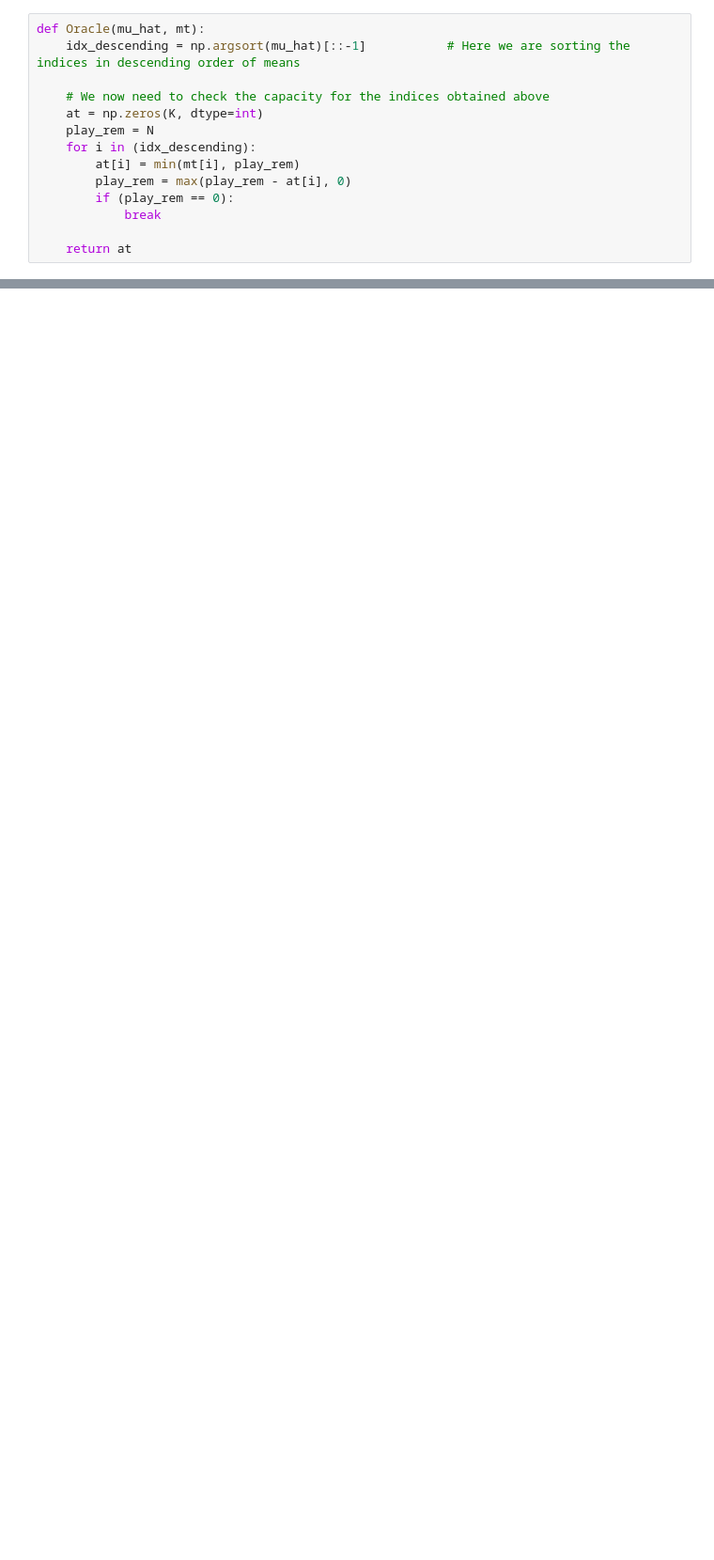
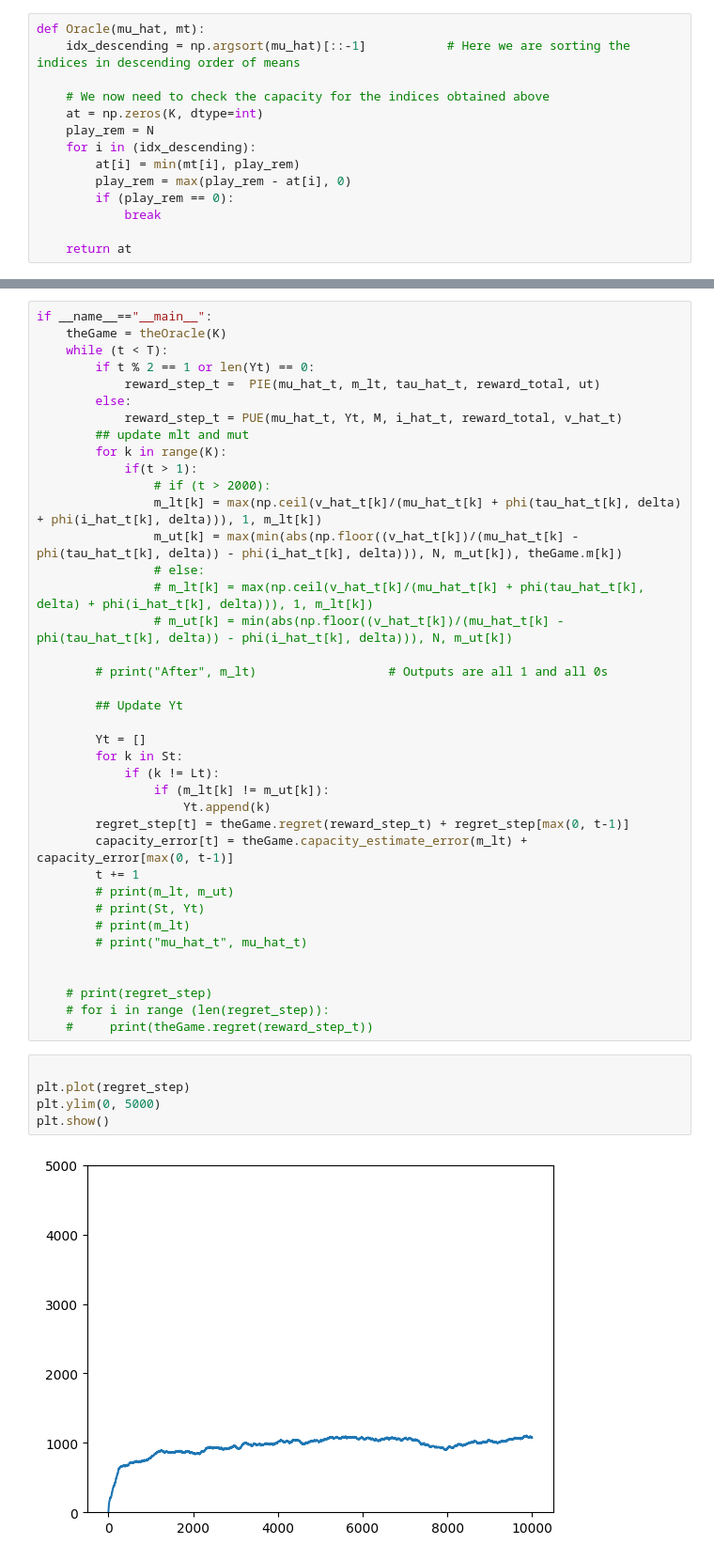
Before and after one commit to sakshiheda/EE6106-Project, a Jupyter notebook: OrchestrativeExplorationAlgorithm.ipynb, the cells around one changed output, grey strips where cells are left out. Shown at 94% size. Saved outputs shown, nothing was run; the diff lists cells and outputs as text; blank space fills up the shorter version.

```diff
--- a/OrchestrativeExplorationAlgorithm.ipynb
+++ b/OrchestrativeExplorationAlgorithm.ipynb
@@ -93,0 +161,46 @@ if __name__=="__main__":
+# %%
+if __name__=="__main__":
+    theGame = theOracle(K)
+    while (t < T):
+        if t % 2 == 1 or len(Yt) == 0:
+            reward_step_t =  PIE(mu_hat_t, m_lt, tau_hat_t, reward_total, ut)
+        else:
+            reward_step_t = PUE(mu_hat_t, Yt, M, i_hat_t, reward_total, v_hat_t)
+        ## update mlt and mut
+        for k in range(K):
+            if(t > 1):
+                # if (t > 2000):
+                m_lt[k] = max(np.ceil(v_hat_t[k]/(mu_hat_t[k] + phi(tau_hat_t[k], delta) + phi(i_hat_t[k], delta))), 1, m_lt[k])
+                m_ut[k] = max(min(abs(np.floor((v_hat_t[k])/(mu_hat_t[k] - phi(tau_hat_t[k], delta)) - phi(i_hat_t[k], delta))), N, m_ut[k]), theGame.m[k])
+                # else:
+                # m_lt[k] = max(np.ceil(v_hat_t[k]/(mu_hat_t[k] + phi(tau_hat_t[k], delta) + phi(i_hat_t[k], delta))), 1, m_lt[k])
+                # m_ut[k] = min(abs(np.floor((v_hat_t[k])/(mu_hat_t[k] - phi(tau_hat_t[k], delta)) - phi(i_hat_t[k], delta))), N, m_ut[k])
+
+        # print("After", m_lt)                  # Outputs are all 1 and all 0s
+
+        ## Update Yt
+
+        Yt = []
+        for k in St:
+            if (k != Lt):
+                if (m_lt[k] != m_ut[k]):
+                    Yt.append(k)
+        regret_step[t] = theGame.regret(reward_step_t) + regret_step[max(0, t-1)]
+        capacity_error[t] = theGame.capacity_estimate_error(m_lt) + capacity_error[max(0, t-1)]
+        t += 1
+        # print(m_lt, m_ut)
+        # print(St, Yt)
+        # print(m_lt)
+        # print("mu_hat_t", mu_hat_t)
+
+
+    # print(regret_step)
+    # for i in range (len(regret_step)):
+    #     print(theGame.regret(reward_step_t))
+# %%
+
+plt.plot(regret_step)
+plt.ylim(0, 5000)
+plt.show()
+# %% [output]
+[figure, added]
```
Also changed, not shown: parts of 12 cells of this notebook.
